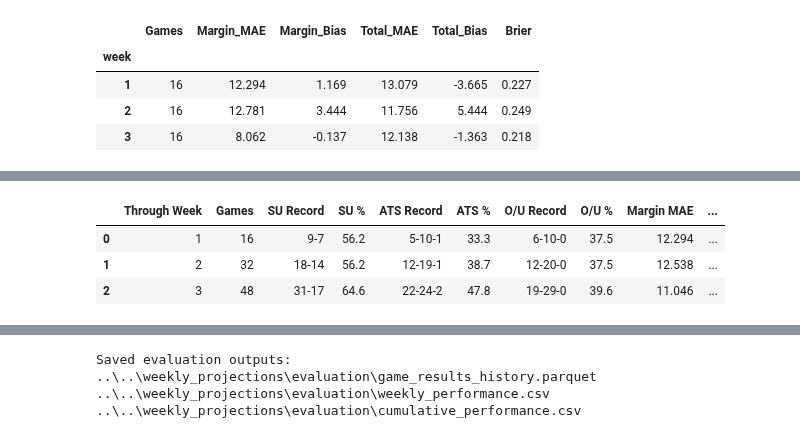
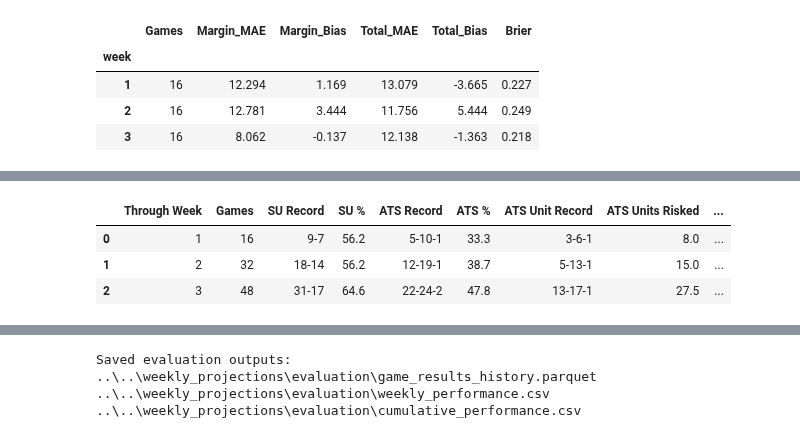
Before and after one commit to ethanfr10/NFL-Season-Projections, a Jupyter notebook: weekly_projections/notebooks/07_Weekly_Model_Evaluation.ipynb, the cells around one changed output, grey strips where cells are left out. Cells and saved outputs as stored; diff of their text form; code cells hidden in the pictures.

```diff
--- a/weekly_projections/notebooks/07_Weekly_Model_Evaluation.ipynb
+++ b/weekly_projections/notebooks/07_Weekly_Model_Evaluation.ipynb
@@ -960,6 +1113,68 @@ for week in sorted(graded_games["week"].unique()):
         else np.nan
     )
 
+    ats_wagers = through_week[
+        (through_week["ats_units"] > 0)
+        & (through_week["ats_result"].isin(["W", "L", "P"]))
+    ].copy()
+
+    ats_unit_wins = (
+        ats_wagers["ats_result"] == "W"
+    ).sum()
+
+    ats_unit_losses = (
+        ats_wagers["ats_result"] == "L"
+    ).sum()
+
+    ats_unit_pushes = (
+        ats_wagers["ats_result"] == "P"
+    ).sum()
+
+    ats_units_risked = ats_wagers[
+        "ats_units"
+    ].sum()
+
+    ats_net_units = ats_wagers[
+        "ats_unit_profit"
+    ].sum()
+
+    ats_unit_roi = (
+        ats_net_units / ats_units_risked * 100
+        if ats_units_risked > 0
+        else np.nan
+    )
+
+    total_wagers = through_week[
+        (through_week["total_units"] > 0)
+        & (through_week["total_result"].isin(["W", "L", "P"]))
+    ].copy()
+
+    total_unit_wins = (
+        total_wagers["total_result"] == "W"
+    ).sum()
+
+    total_unit_losses = (
+        total_wagers["total_result"] == "L"
+    ).sum()
+
+    total_unit_pushes = (
+        total_wagers["total_result"] == "P"
+    ).sum()
+
+    total_units_risked = total_wagers[
+        "total_units"
+    ].sum()
+
+    total_net_units = total_wagers[
+        "total_unit_profit"
+    ].sum()
+
+    total_unit_roi = (
+        total_net_units / total_units_risked * 100
+        if total_units_risked > 0
+        else np.nan
+    )
+
     cumulative_rows.append({
         "Through Week": week,
 
@@ -977,11 +1192,35 @@ for week in sorted(graded_games["week"].unique()):
         "ATS %":
             round(ats_pct, 1),
 
+        "ATS Unit Record":
+            f"{ats_unit_wins}-{ats_unit_losses}-{ats_unit_pushes}",
+
+        "ATS Units Risked":
+            round(ats_units_risked, 2),
+
+        "ATS Net Units":
+            round(ats_net_units, 2),
+
+        "ATS Unit ROI %":
+            round(ats_unit_roi, 1),
+
         "O/U Record":
             f"{total_wins}-{total_losses}-{total_pushes}",
 
         "O/U %":
             round(total_pct, 1),
+
+        "O/U Unit Record":
+            f"{total_unit_wins}-{total_unit_losses}-{total_unit_pushes}",
+
+        "O/U Units Risked":
+            round(total_units_risked, 2),
+
+        "O/U Net Units":
+            round(total_net_units, 2),
+
+        "O/U Unit ROI %":
+            round(total_unit_roi, 1),
 
         "Margin MAE":
             round(
@@ -1004,34 +1243,34 @@ for week in sorted(graded_games["week"].unique()):
                 through_week[
                     "absolute_total_error"
                 ].mean(),
                 3
             ),
 
         "Total Bias":
             round(
                 through_week[
                     "total_error"
                 ].mean(),
                 3
             ),
 
         "Brier":
             round(
                 through_week[
                     "brier_score"
                 ].mean(),
                 3
             )
     })
 
 
 cumulative_performance = pd.DataFrame(
     cumulative_rows
 )
 
 display(cumulative_performance)
 # %% [output]
-|  | Through Week | Games | SU Record | SU % | ATS Record | ATS % | O/U Record | O/U % | Margin MAE | ... |
-| 0 | 1 | 16 | 9-7 | 56.2 | 5-10-1 | 33.3 | 6-10-0 | 37.5 | 12.294 | ... |
-| 1 | 2 | 32 | 18-14 | 56.2 | 12-19-1 | 38.7 | 12-20-0 | 37.5 | 12.538 | ... |
-| 2 | 3 | 48 | 31-17 | 64.6 | 22-24-2 | 47.8 | 19-29-0 | 39.6 | 11.046 | ... |
+|  | Through Week | Games | SU Record | SU % | ATS Record | ATS % | ATS Unit Record | ATS Units Risked | ... |
+| 0 | 1 | 16 | 9-7 | 56.2 | 5-10-1 | 33.3 | 3-6-1 | 8.0 | ... |
+| 1 | 2 | 32 | 18-14 | 56.2 | 12-19-1 | 38.7 | 5-13-1 | 15.0 | ... |
+| 2 | 3 | 48 | 31-17 | 64.6 | 22-24-2 | 47.8 | 13-17-1 | 27.5 | ... |
```
Also changed, not shown: parts of 13 cells of this notebook, 7 other files.
